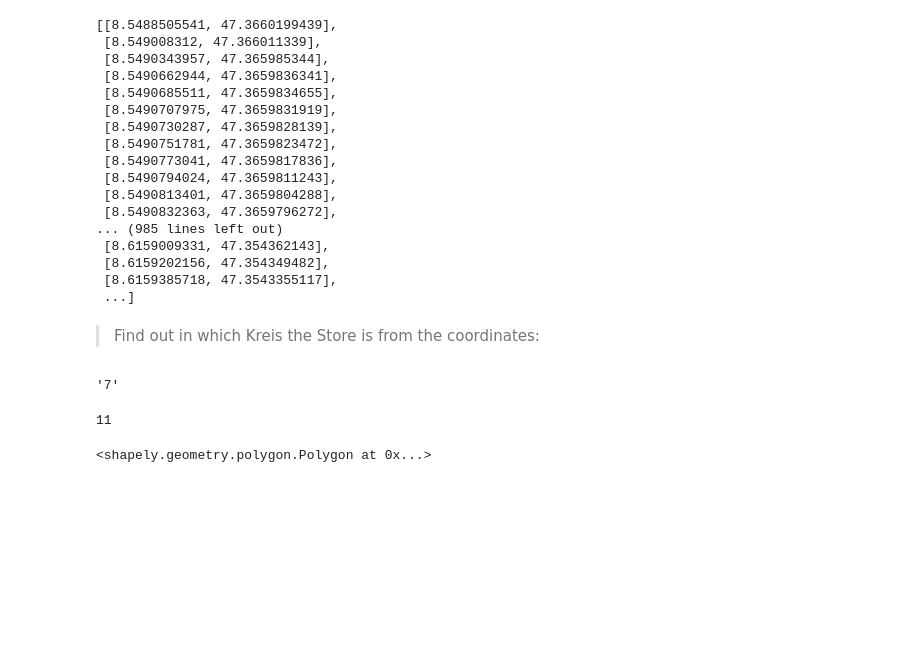
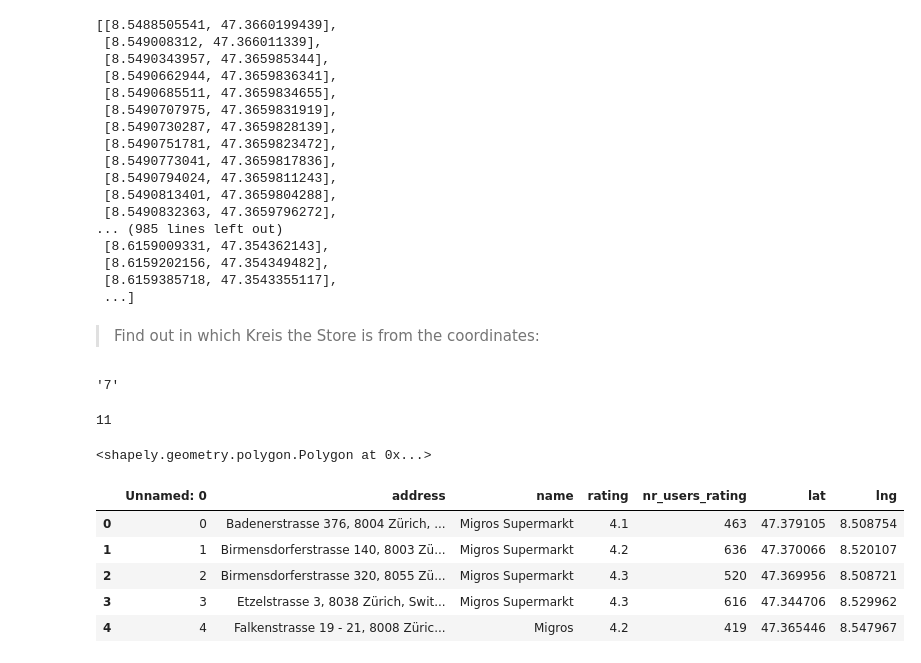
Before and after one commit to jacquesstimolo/Group_Project_SIT, a Jupyter notebook: Jacques/data_stores/Plot_point_on_Map.ipynb, the cells around one changed output. Drawn from its saved outputs; the diff is of its cells as text; code cells hidden in the pictures; blank space fills up the shorter version.

```diff
--- a/Jacques/data_stores/Plot_point_on_Map.ipynb
+++ b/Jacques/data_stores/Plot_point_on_Map.ipynb
@@ -66,0 +69,12 @@ def find_Kreis(lng_store, lat_store):
+# %%
+import pandas as pd
+
+df = pd.read_csv('migros_modified.csv')
+df.head()
+# %% [output]
+|  | Unnamed: 0 | address | name | rating | nr_users_rating | lat | lng |
+| 0 | 0 | Badenerstrasse 376, 8004 Zürich, ... | Migros Supermarkt | 4.1 | 463 | 47.379105 | 8.508754 |
+| 1 | 1 | Birmensdorferstrasse 140, 8003 Zü... | Migros Supermarkt | 4.2 | 636 | 47.370066 | 8.520107 |
+| 2 | 2 | Birmensdorferstrasse 320, 8055 Zü... | Migros Supermarkt | 4.3 | 520 | 47.369956 | 8.508721 |
+| 3 | 3 | Etzelstrasse 3, 8038 Zürich, Swit... | Migros Supermarkt | 4.3 | 616 | 47.344706 | 8.529962 |
+| 4 | 4 | Falkenstrasse 19 - 21, 8008 Züric... | Migros | 4.2 | 419 | 47.365446 | 8.547967 |
```
Also changed, not shown: parts of 4 cells of this notebook.
